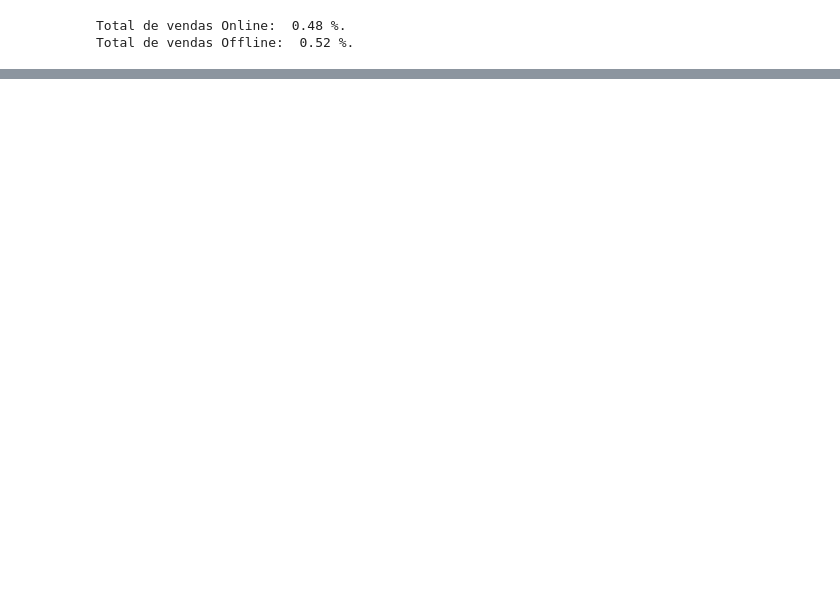
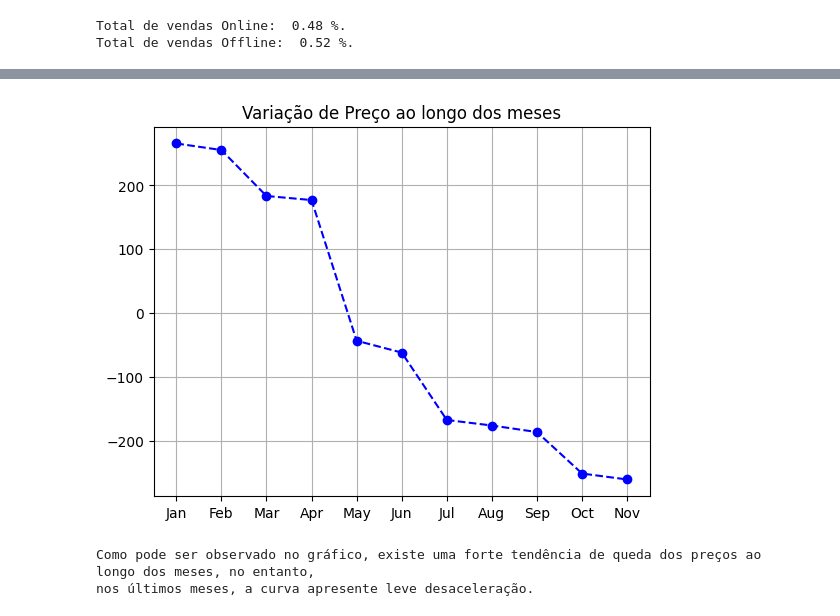
Before and after one commit to igorambrozini/Portfolio-DS, a Jupyter notebook: 1a Entrega Mestrado - 08-11-2023/DataFrame_Igor_Ambrozini.ipynb, the cells around one changed output, grey strips where cells are left out. Cells and saved outputs as stored; diff of their text form; code cells hidden in the pictures; blank space fills up the shorter version.

```diff
--- a/1a Entrega Mestrado - 08-11-2023/DataFrame_Igor_Ambrozini.ipynb
+++ b/1a Entrega Mestrado - 08-11-2023/DataFrame_Igor_Ambrozini.ipynb
@@ -319,0 +403,14 @@ Total de vendas Offline:  0.52 %.
+# %%
+#**c.** Identifique os meses em que houve as maiores variações de preço (maior aumento e maior queda). **(5pts)**
+#Obs.: O primeiro mês não deve ser considerado para fins de variação, pois não há referência anterior do mes "0" para fins de comparação, usando dropna().
+
+#Obtendo variações de preço por mês (aproveitando variável agrupando preços por meses do exercício 2)
+variacoes = new_df['Preço'].diff().sort_values(ascending=False)
+variacoes.index=[months]
+pd.DataFrame(variacoes)
+
+#Maior aumento de preço
+print('Maior aumento de preço:\n Variação positiva = ', variacoes[:].dropna().head(1))
+
+#Maior queda de preço
+print('\nMaior queda de preço:\n Variação negativa = ', variacoes.dropna().tail(1))
@@ -320,2 +425,14 @@ Total de vendas Offline:  0.52 %.
 # %%
 #**d.** Escreva uma breve análise dos resultados, destacando qualquer padrão ou tendência observada nos preços dos produtos ao longo do ano. **(5pts)**
+
+plt.plot(months,variacoes, 'b--')
+plt.plot(months,variacoes, 'bo')
+plt.title('Variação de Preço ao longo dos meses')
+plt.grid(True)
+plt.show()
+
+print('Como pode ser observado no gráfico, existe uma forte tendência de queda dos preços ao longo dos meses, no entanto, \nnos últimos meses, a curva apresente leve desaceleração.')
+# %% [output]
+[figure, added]
+Como pode ser observado no gráfico, existe uma forte tendência de queda dos preços ao longo dos meses, no entanto,
+nos últimos meses, a curva apresente leve desaceleração.
```
Also changed, not shown: parts of 14 cells of this notebook.
